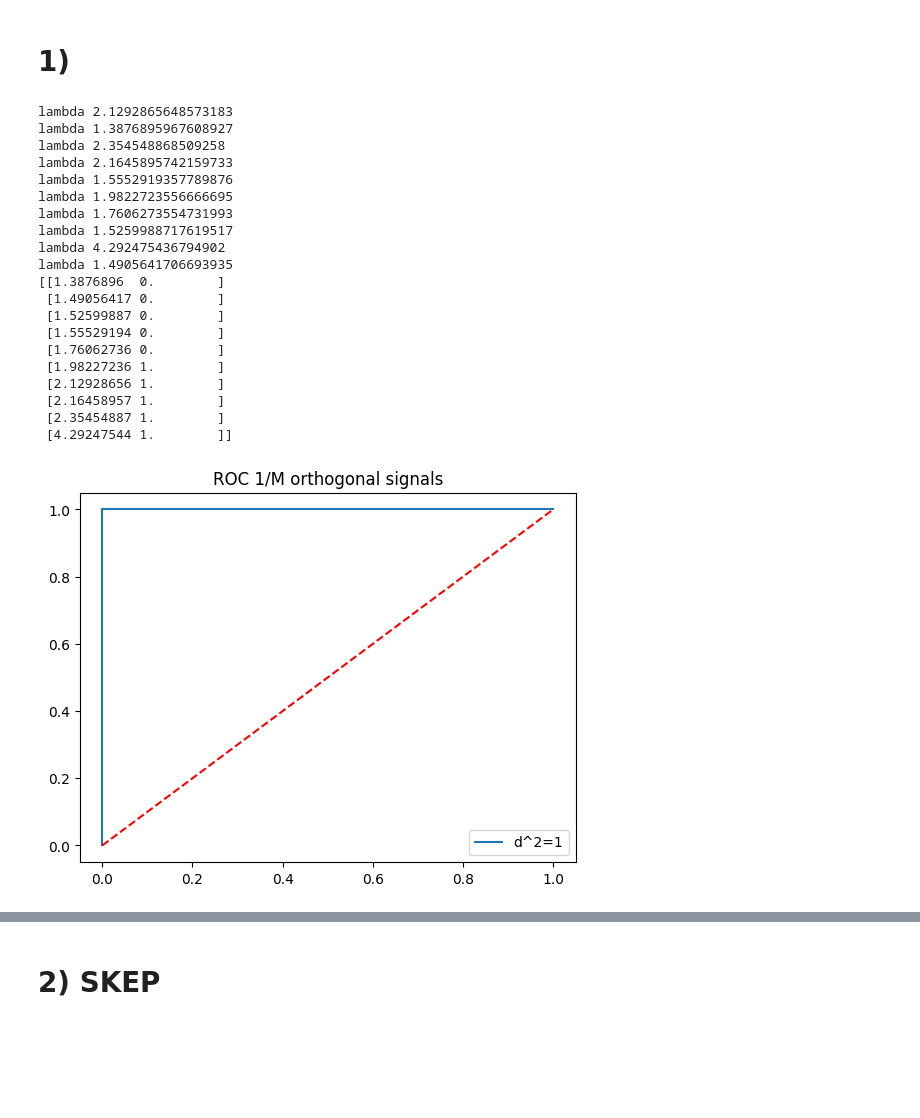
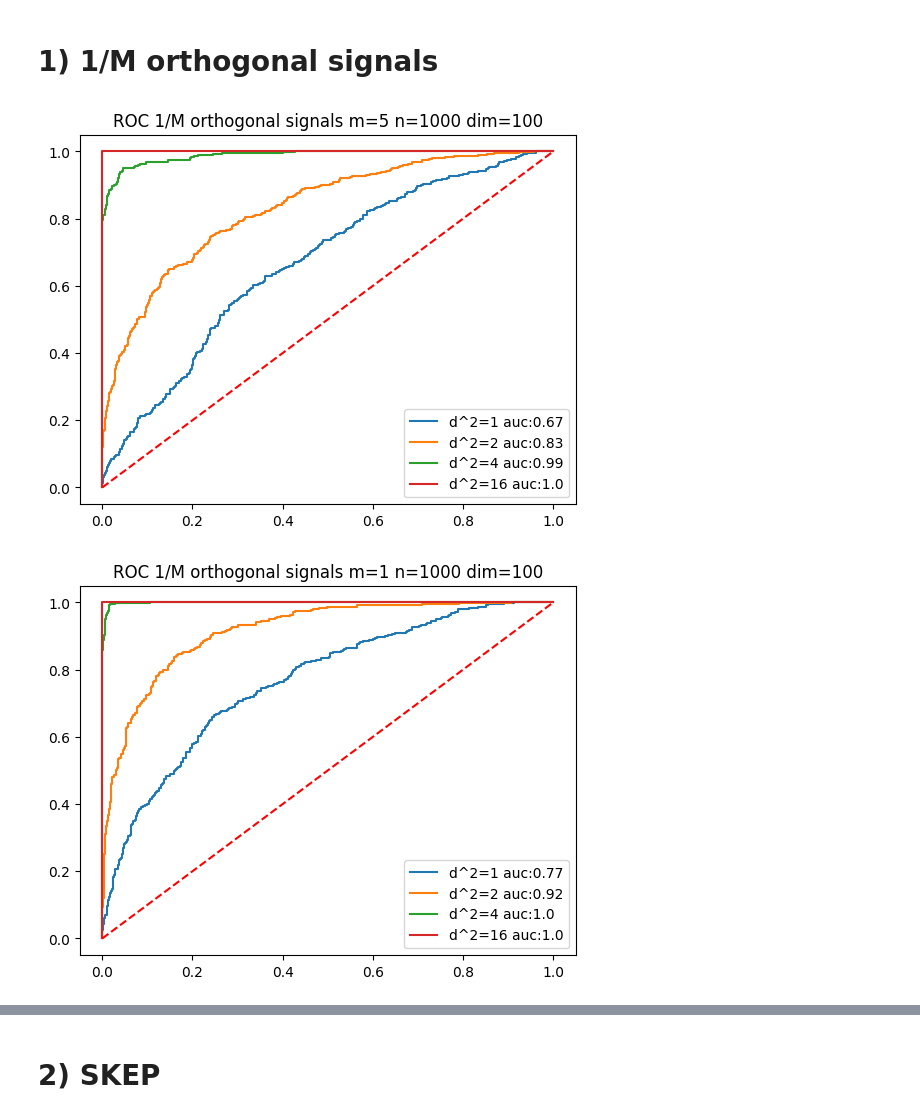
Before and after one commit to albertlyuan/ece-585, a Jupyter notebook: hw2.ipynb, the cells around one changed output, grey strips where cells are left out. Saved outputs shown, nothing was run; the diff lists cells and outputs as text; code cells hidden in the pictures; blank space fills up the shorter version.

```diff
--- a/hw2.ipynb
+++ b/hw2.ipynb
@@ -1,5 +1,5 @@
 # %% [markdown]
-# 1)
+# 1) 1/M orthogonal signals
 # %%
 import numpy as np
 import matplotlib.pyplot as plt
@@ -37,74 +39,47 @@ def calcPdPfa(data):
     pfa.append(0)
     return pd,pfa
 # %%
+np.random.seed(seed=0)
 M = [5,1,100]
 d2 = [1,2,4,16]
 E = 1
-signalDim = 10
-n = 10
+signalDim = 100
+n = 1000
 
+def filter_1_M(x, noise_variance, m_orthogonal_signals):
+    prodSum = E/noise_variance * (x @ m_orthogonal_signals.T)
+    # print("prodsum",prodSum)
+    exp = np.exp(prodSum)
+    # print("exp",exp)
+    lambdaa = (1/m) * np.sum(exp, axis=1)
+    # print("lambda",lambdaa)
+    return lambdaa
 
 for m in M:
     fig, ax = plt.subplots()
     for d in d2:
         noise_variance = E/d
-
         m_orthogonal_signals = generate_orthogonal_signals(m, signalDim)
         rand_m = np.random.choice(m, n//2)
+
+
         h1 = m_orthogonal_signals[rand_m] + np.random.normal(0, noise_variance, size=(n//2, signalDim))
         h0 = np.random.normal(0, noise_variance, size=(n//2, signalDim))
-
         decisionStats = np.ndarray((n,2))
 
-        for i, xi in enumerate(h1):
-            # print("h1 xi",xi)
-            # print(m_orthogonal_signals.T)
-            prodSum = E/noise_variance * (xi @ m_orthogonal_signals.T)
-            # print("prodsum",prodSum)
-            exp = np.exp(prodSum)
-            # print("exp",exp)
-            lambdaa = (1/m) * np.sum(exp)
-            print("lambda",lambdaa)
-            decisionStats[i,:] = np.array([lambdaa,1])
+        decisionStats[n//2:,0] = filter_1_M(h0, noise_variance, m_orthogonal_signals)
+        decisionStats[n//2:,1] = 0
+        decisionStats[:n//2,0] = filter_1_M(h1, noise_variance, m_orthogonal_signals)
+        decisionStats[:n//2,1] = 1
 
-        for i, xi in enumerate(h0):
-            # print("h0 xi",xi)
-            prodSum = E/noise_variance * (xi @ m_orthogonal_signals.T)
-            # print("prodsum",prodSum)
-            exp = np.exp(prodSum)
-            # print("exp",exp)
-            lambdaa = (1/m) * np.sum(exp)
-            print("lambda",lambdaa)
-            decisionStats[n//2+i,:] = np.array([lambdaa,0])
-        decisionStats.sort(axis=0)
-        print(decisionStats)
+        decisionStats = decisionStats[decisionStats[:, 0].argsort()]
         pd,pfa = calcPdPfa(decisionStats)
-        ax.plot(pfa,pd, label=f"d^2={d}")
+        auc = metrics.auc(pfa,pd)
+        ax.plot(pfa,pd, label=f"d^2={d} auc:{round(auc,2)}")
         ax.legend()
-        ax.set_title(f"ROC 1/M orthogonal signals")
-        break
+        ax.set_title(f"ROC 1/M orthogonal signals m={m} n={n} dim={signalDim}")
     ax.plot([0, 1], [0, 1],'r--')
     plt.show()
-    break
 # %% [output]
-lambda 2.1292865648573183
-lambda 1.3876895967608927
-lambda 2.354548868509258
-lambda 2.1645895742159733
-lambda 1.5552919357789876
-lambda 1.9822723556666695
-lambda 1.7606273554731993
-lambda 1.5259988717619517
-lambda 4.292475436794902
-lambda 1.4905641706693935
-[[1.3876896  0.        ]
- [1.49056417 0.        ]
- [1.52599887 0.        ]
- [1.55529194 0.        ]
- [1.76062736 0.        ]
- [1.98227236 1.        ]
- [2.12928656 1.        ]
- [2.16458957 1.        ]
- [2.35454887 1.        ]
- [4.29247544 1.        ]]
-[figure, old version]
+[figure, new version]
+[figure, added]
```
Also changed, not shown: parts of 4 cells of this notebook.
